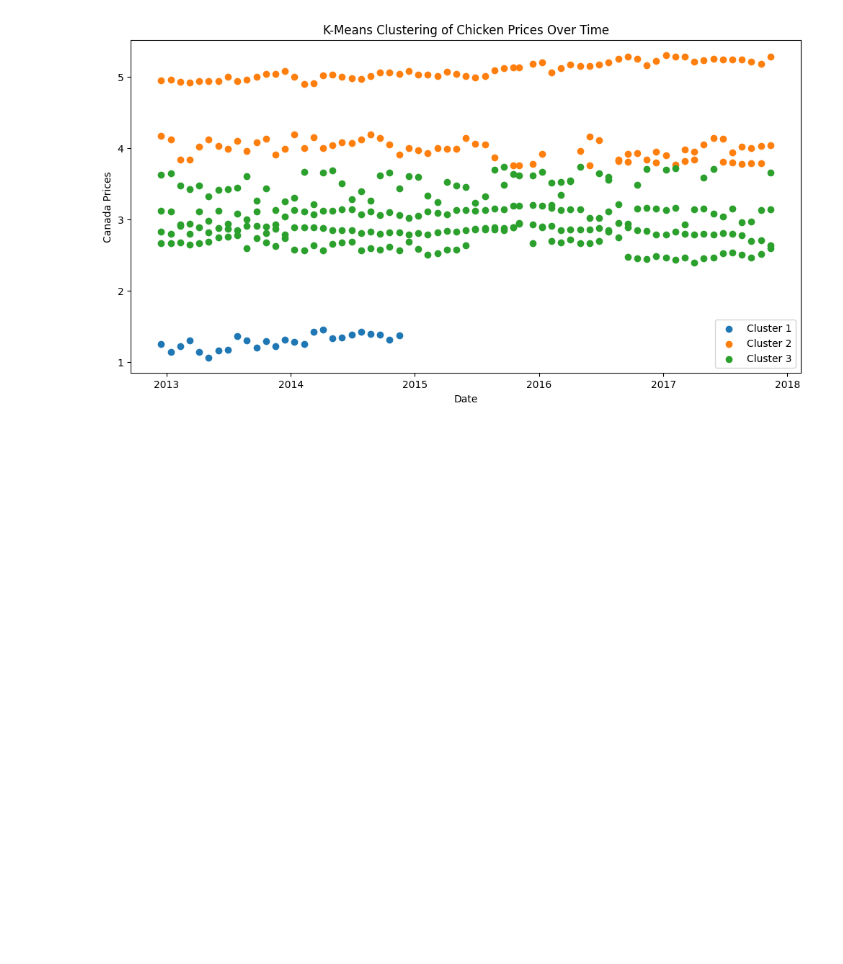
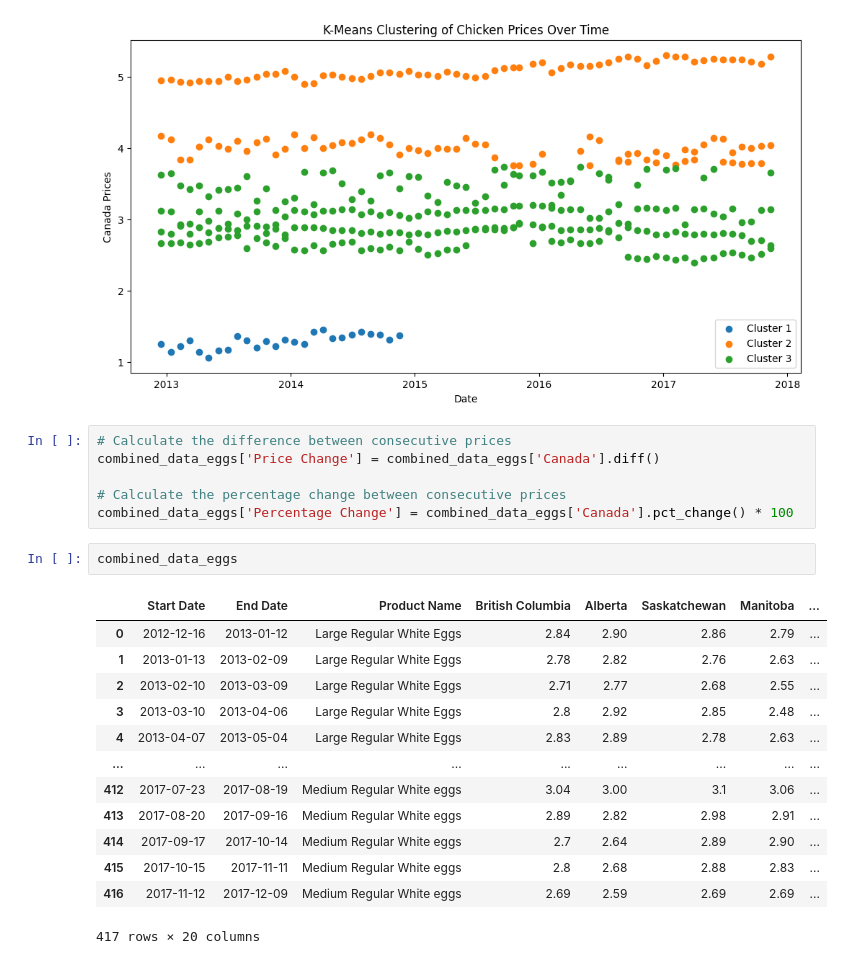
Before and after one commit to madiwiebe/ict-food-cost-planner-project, a Jupyter notebook: data_analysis/EDA/Eggs_EDA.ipynb, the cells around one changed output. Saved outputs shown, nothing was run; the diff lists cells and outputs as text; blank space fills up the shorter version.

```diff
--- a/data_analysis/EDA/Eggs_EDA.ipynb
+++ b/data_analysis/EDA/Eggs_EDA.ipynb
@@ -284,3 +278,25 @@ plt.legend()
 plt.show()
 # %% [output]
 [figure]
+# %%
+# Calculate the difference between consecutive prices
+combined_data_eggs['Price Change'] = combined_data_eggs['Canada'].diff()
+
+# Calculate the percentage change between consecutive prices
+combined_data_eggs['Percentage Change'] = combined_data_eggs['Canada'].pct_change() * 100
+# %%
+combined_data_eggs
+# %% [output]
+|  | Start Date | End Date | Product Name | British Columbia | Alberta | Saskatchewan | Manitoba | ... |
+| 0 | 2012-12-16 | 2013-01-12 | Large Regular White Eggs | 2.84 | 2.90 | 2.86 | 2.79 | ... |
+| 1 | 2013-01-13 | 2013-02-09 | Large Regular White Eggs | 2.78 | 2.82 | 2.76 | 2.63 | ... |
+| 2 | 2013-02-10 | 2013-03-09 | Large Regular White Eggs | 2.71 | 2.77 | 2.68 | 2.55 | ... |
+| 3 | 2013-03-10 | 2013-04-06 | Large Regular White Eggs | 2.8 | 2.92 | 2.85 | 2.48 | ... |
+| 4 | 2013-04-07 | 2013-05-04 | Large Regular White Eggs | 2.83 | 2.89 | 2.78 | 2.63 | ... |
+| ... | ... | ... | ... | ... | ... | ... | ... | ... |
+| 412 | 2017-07-23 | 2017-08-19 | Medium Regular White eggs | 3.04 | 3.00 | 3.1 | 3.06 | ... |
+| 413 | 2017-08-20 | 2017-09-16 | Medium Regular White eggs | 2.89 | 2.82 | 2.98 | 2.91 | ... |
+| 414 | 2017-09-17 | 2017-10-14 | Medium Regular White eggs | 2.7 | 2.64 | 2.89 | 2.90 | ... |
+| 415 | 2017-10-15 | 2017-11-11 | Medium Regular White eggs | 2.8 | 2.68 | 2.88 | 2.83 | ... |
+| 416 | 2017-11-12 | 2017-12-09 | Medium Regular White eggs | 2.69 | 2.59 | 2.69 | 2.69 | ... |
+417 rows × 20 columns
```
Also changed, not shown: parts of 6 cells of this notebook, 2 other files.
